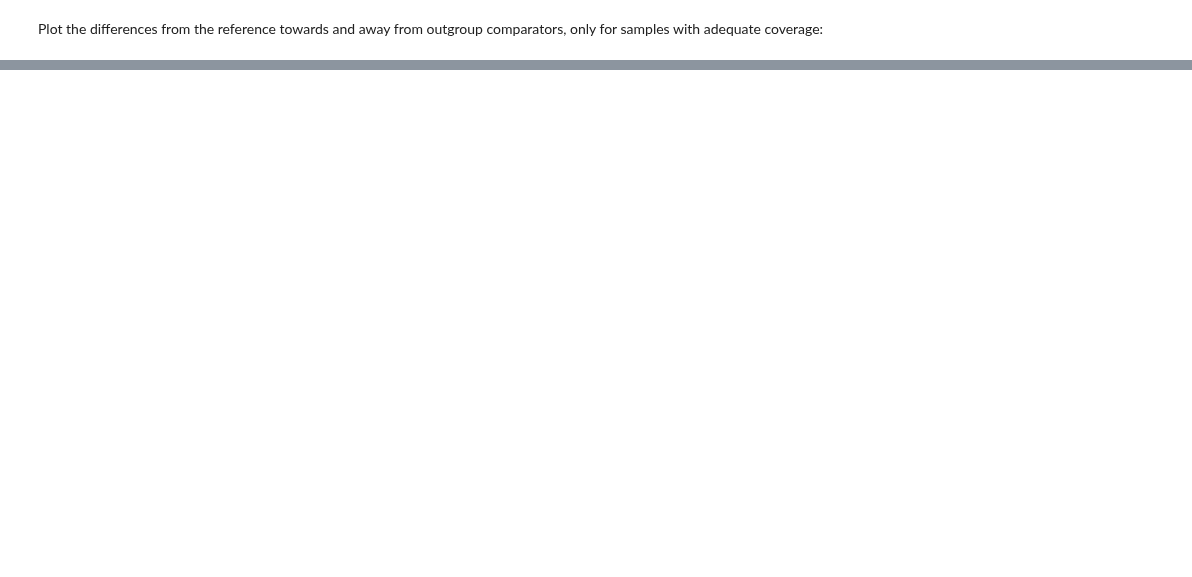
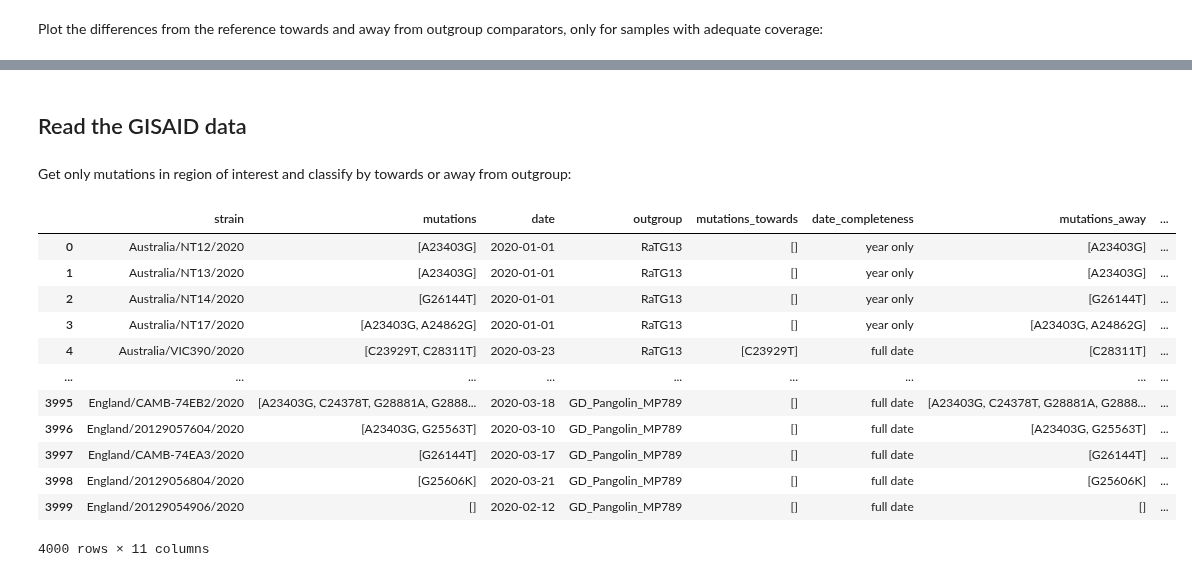
Before and after one commit to jbloom/SARS-CoV-2_PRJNA612766, a Jupyter notebook: notebooks/integrated_analysis.py.ipynb, the cells around one changed output, grey strips where cells are left out. Cells and saved outputs as stored; diff of their text form; code cells hidden in the pictures; blank space fills up the shorter version.

Commit message:
parse GISAID muts into format for plotting

```diff
--- a/notebooks/integrated_analysis.py.ipynb
+++ b/notebooks/integrated_analysis.py.ipynb
@@ -281,0 +318,72 @@ diffs_chart
+# %% [markdown]
+## Read the GISAID data
+# %%
+gisaid = (
+    pd.read_csv(gisaid_muts_csv,
+                low_memory=False,
+                na_filter=False)
+    )
+# %% [markdown]
+Get only mutations in region of interest and classify by towards or away from outgroup:
+# %%
+def filter_by_region(muts):
+    muts_in_region = []
+    for mut in muts:
+        m = re.match('[ACGT](?P<site>\d+)', mut)
+        if seq_start <= int(m.group('site')) <= seq_end:
+            muts_in_region.append(mut)
+    return muts_in_region
+
+def classify_date_completeness(d):
+    if re.fullmatch('\d{4}\-\d{2}\-\d{2}', d):
+        return 'full date'
+    elif re.fullmatch('\d{4}', d):
+        return 'year only'
+    elif re.fullmatch('\d{4}\-\d{2}', d) or re.fullmatch('\d{4}\-\d{2}\-XX', d):
+        return 'month only'
+    else:
+        raise ValueError(d, len(d))
+
+gisaid_diffs = (
+    gisaid
+    .rename(columns={f"{comparator}_mutations": comparator
+                     for comparator in comparator_genomes})
+    .melt(id_vars=['strain', 'mutations', 'date'],
+          value_vars=comparator_genomes,
+          var_name='outgroup',
+          value_name='mutations_towards'
+          )
+    .assign(date_completeness=lambda x: x['date'].map(classify_date_completeness),
+            date=lambda x: x['date'].str.replace('-XX', '', regex=False)
+                           .map(pd.to_datetime),
+            mutations=lambda x: x['mutations']
+                                .map(lambda s: s.split(',') if s else [])
+                                .map(filter_by_region),
+            mutations_towards=lambda x: x['mutations_towards']
+                                        .map(lambda s: s.split(',') if s else [])
+                                        .map(filter_by_region),
+            mutations_away=lambda x: x.apply(lambda r: [m for m in r['mutations']
+                                                        if m not in r['mutations_towards']],
+                                             axis=1),
+            n_mutations_towards=lambda x: x['mutations_towards'].map(len),
+            n_mutations_away=lambda x: x['mutations_away'].map(len),
+            mutations_str_towards=lambda x: x['mutations_towards'].map('; '.join),
+            mutations_str_away=lambda x: x['mutations_away'].map('; '.join),
+            )
+    )
+
+gisaid_diffs
+# %% [output]
+|  | strain | mutations | date | outgroup | mutations_towards | date_completeness | mutations_away | ... |
+| 0 | Australia/NT12/2020 | [A23403G] | 2020-01-01 | RaTG13 | [] | year only | [A23403G] | ... |
+| 1 | Australia/NT13/2020 | [A23403G] | 2020-01-01 | RaTG13 | [] | year only | [A23403G] | ... |
+| 2 | Australia/NT14/2020 | [G26144T] | 2020-01-01 | RaTG13 | [] | year only | [G26144T] | ... |
+| 3 | Australia/NT17/2020 | [A23403G, A24862G] | 2020-01-01 | RaTG13 | [] | year only | [A23403G, A24862G] | ... |
+| 4 | Australia/VIC390/2020 | [C23929T, C28311T] | 2020-03-23 | RaTG13 | [C23929T] | full date | [C28311T] | ... |
+| ... | ... | ... | ... | ... | ... | ... | ... | ... |
+| 3995 | England/CAMB-74EB2/2020 | [A23403G, C24378T, G28881A, G2888... | 2020-03-18 | GD_Pangolin_MP789 | [] | full date | [A23403G, C24378T, G28881A, G2888... | ... |
+| 3996 | England/20129057604/2020 | [A23403G, G25563T] | 2020-03-10 | GD_Pangolin_MP789 | [] | full date | [A23403G, G25563T] | ... |
+| 3997 | England/CAMB-74EA3/2020 | [G26144T] | 2020-03-17 | GD_Pangolin_MP789 | [] | full date | [G26144T] | ... |
+| 3998 | England/20129056804/2020 | [G25606K] | 2020-03-21 | GD_Pangolin_MP789 | [] | full date | [G25606K] | ... |
+| 3999 | England/20129054906/2020 | [] | 2020-02-12 | GD_Pangolin_MP789 | [] | full date | [] | ... |
+4000 rows × 11 columns
```
Also changed, not shown: parts of 8 cells of this notebook.
